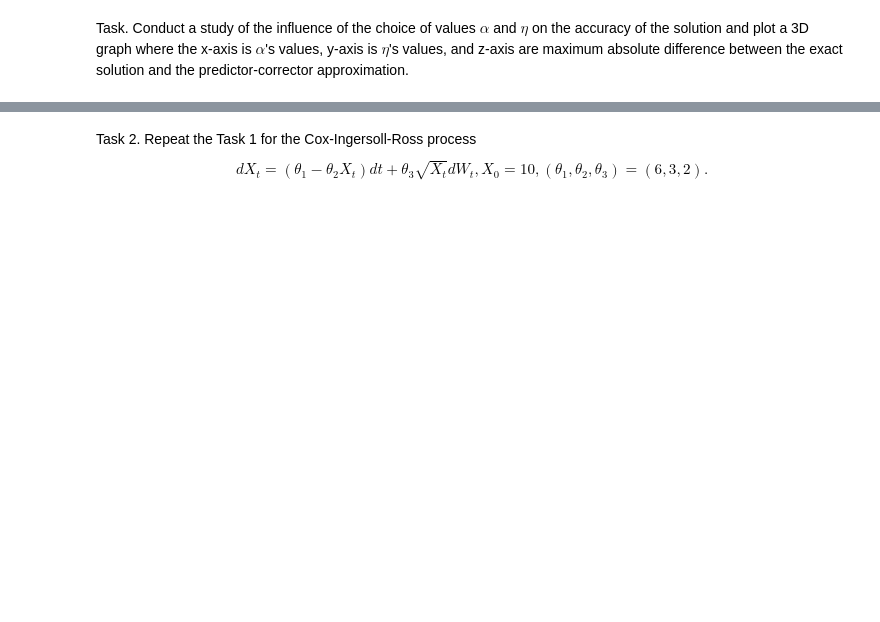
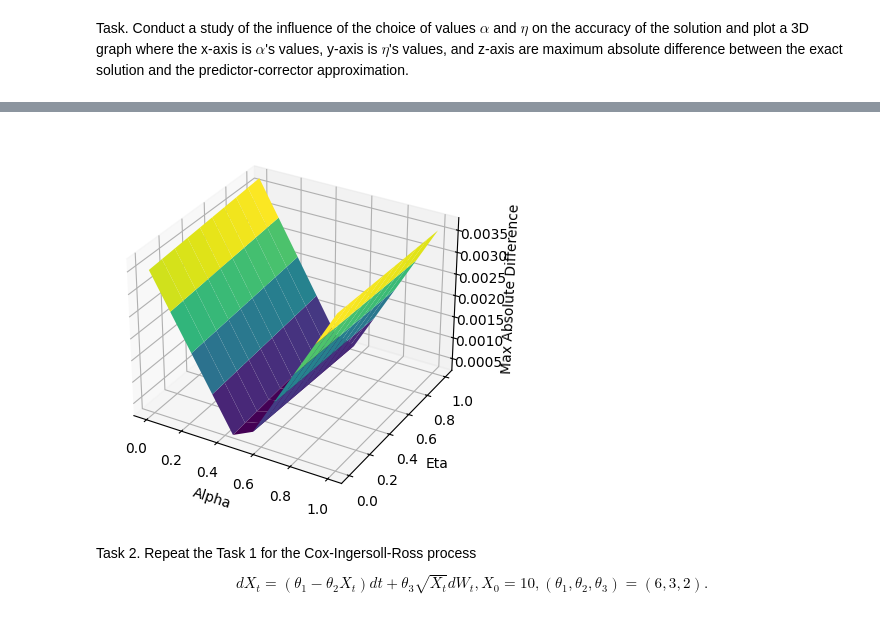
Before and after one commit to MiromanovDaniil/SSP-labs, a Jupyter notebook: lab3_SPP.ipynb, the cells around one changed output, grey strips where cells are left out. Cells and saved outputs as stored; diff of their text form; code cells hidden in the pictures; blank space fills up the shorter version.

```diff
--- a/lab3_SPP.ipynb
+++ b/lab3_SPP.ipynb
@@ -428,0 +366,18 @@ Maximum Absolute Difference for Different Methods and Levels of Discretization
+# %%
+discretizations = [2, 4, 8, 128, 256, 512, 1024, 8192, 16384, 32768]
+errors = []
+
+for Nt in discretizations:
+    dwt = np.random.normal(0, 1, size=(Nt, Nx)) * np.sqrt(T / Nt)
+    BSMp = BSMprocess(params, T, Nx, Nt, init_state)
+
+    _, exact_solution = BSMp.ExactSolution(dwt)
+    _, euler_solution = BSMp.EulerSolution(dwt)
+
+    # Compute the maximum absolute error for Euler
+    max_diff = np.max(np.abs(euler_solution - exact_solution))
+    errors.append(max_diff)
+
+# Display the results in a table
+for N, error in zip(discretizations, errors):
+    print(f"N={N}: Max Error = {error}")
@@ -488,3 +397,26 @@ plt.show()
+# %%
+from mpl_toolkits.mplot3d import Axes3D
+
+alphas = np.linspace(0, 1, 10)
+etas = np.linspace(0, 1, 10)
+differences = np.zeros((len(alphas), len(etas)))
+
+for i, alpha in enumerate(alphas):
+    for j, eta in enumerate(etas):
+        _, approx = BSMp.PredictorCorrectorSolution(dwt, eta, alpha)
+        _, exact = BSMp.ExactSolution(dwt)
+        differences[i, j] = np.max(np.abs(approx - exact))
+
+fig = plt.figure()
+ax = fig.add_subplot(111, projection='3d')
+alpha_grid, eta_grid = np.meshgrid(alphas, etas)
+ax.plot_surface(alpha_grid, eta_grid, differences, cmap='viridis')
+ax.set_xlabel("Alpha")
+ax.set_ylabel("Eta")
+ax.set_zlabel("Max Absolute Difference")
+plt.show()
+# %% [output]
+[figure, added]
 # %% [markdown]
 Task 2.  Repeat the Task 1 for the Cox-Ingersoll-Ross process
 $$
```
Also changed, not shown: parts of 20 cells of this notebook, 9 other files.
